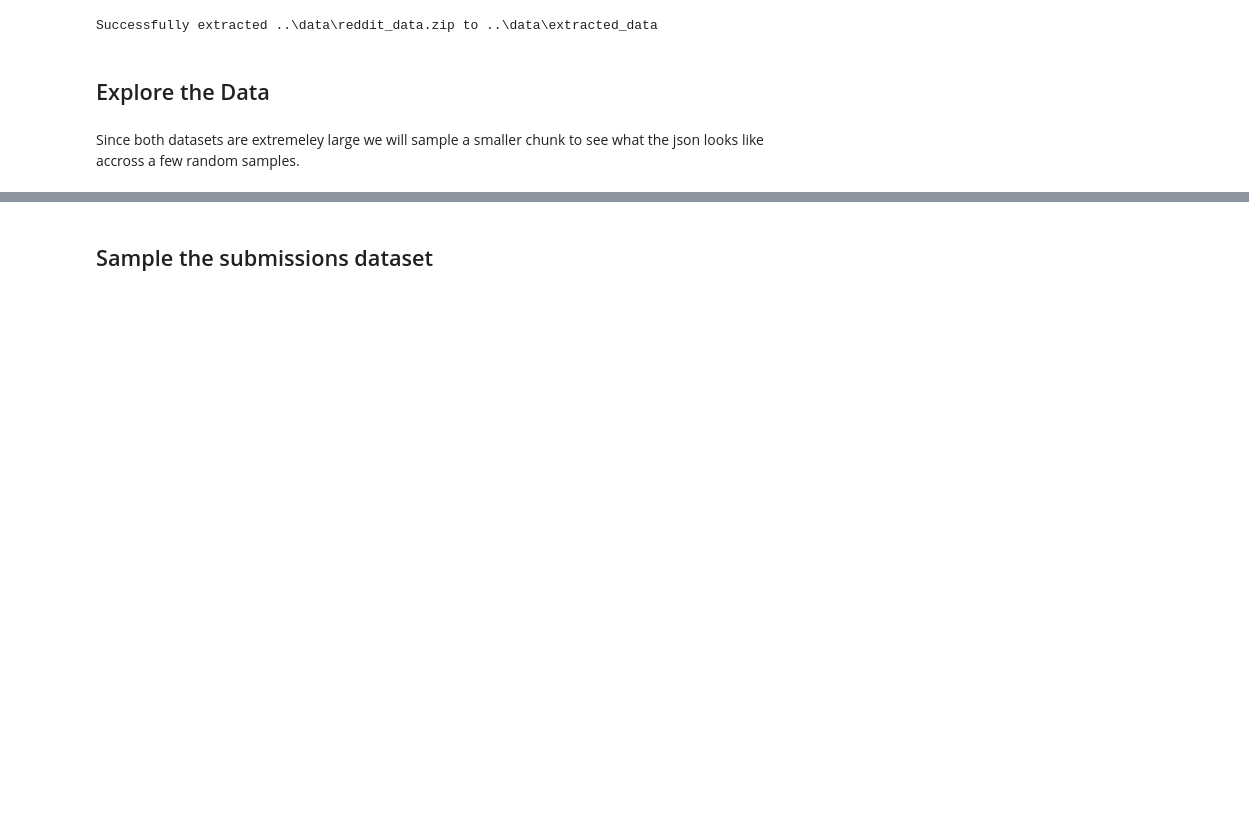
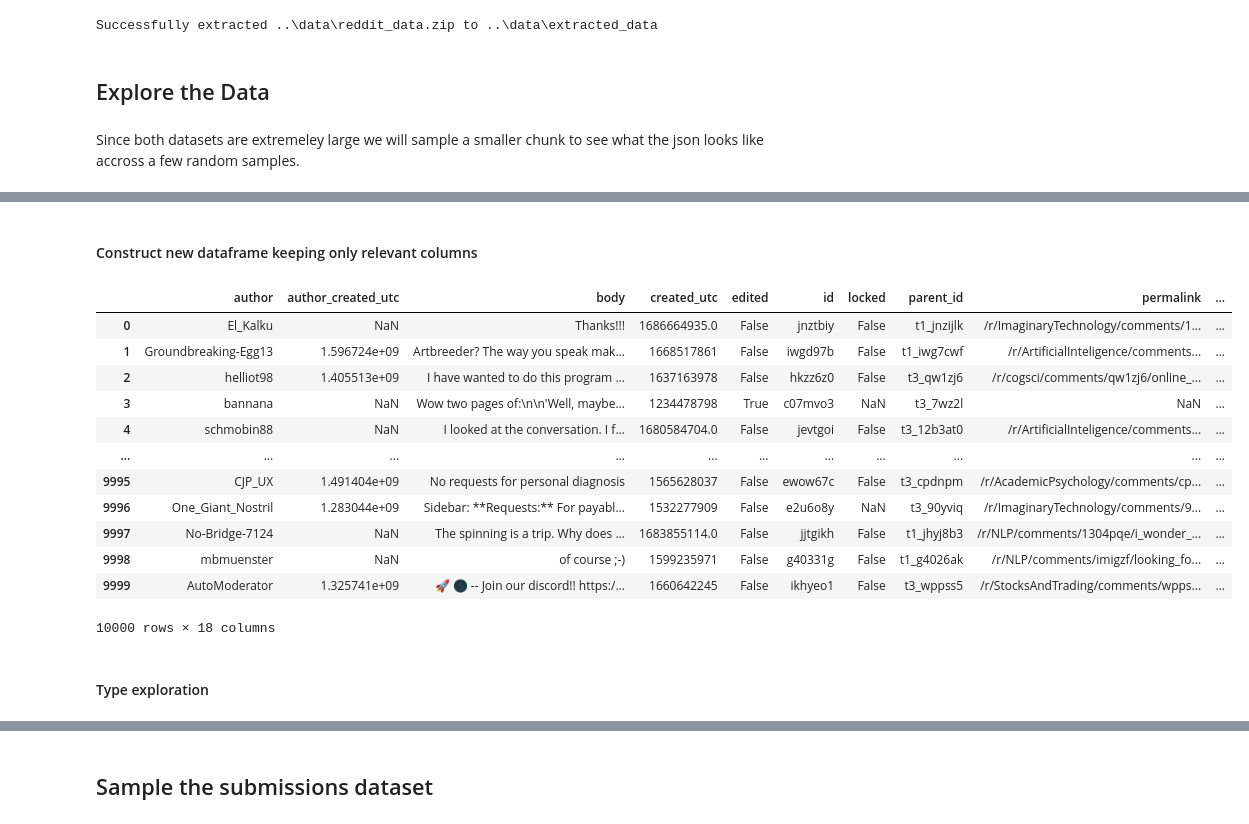
Before and after one commit to faithdennis/reddit-data-pipeline, a Jupyter notebook: code/EDA.ipynb, the cells around one changed output, grey strips where cells are left out. Cells and saved outputs as stored; diff of their text form; code cells hidden in the pictures; blank space fills up the shorter version.

```diff
--- a/code/EDA.ipynb
+++ b/code/EDA.ipynb
@@ -86,0 +112,6 @@ df_comments_sample.head()
+# %%
+missing_value_df = pd.DataFrame({'column_name': df_comments_sample.columns,
+    'percent_missing': 100 * df_comments_sample.isnull().sum() / len(df_comments_sample)
+})
+missing_value_df.reset_index(drop=True, inplace=True)
+missing_value_df
@@ -86,0 +132,8 @@ df_comments_sample.head()
+# %%
+# define threshold value
+threshold = 75
+
+# columns with more than threshold% of missing values
+over_threshold_missing = missing_value_df[missing_value_df['percent_missing'] > threshold].sort_values('percent_missing', ascending=False)
+display(over_threshold_missing)
+print(f'Number of columns with more than {threshold}% missing values:', len(over_threshold_missing))
@@ -86,0 +159,4 @@ df_comments_sample.head()
+# %%
+# only include columns that have fewer than threshold% missing values
+df_comments_sample = df_comments_sample.iloc[:, missing_value_df[missing_value_df['percent_missing'] <= threshold].index]
+df_comments_sample
@@ -86,0 +195,23 @@ df_comments_sample.head()
+# %%
+relevent_comment_columns = [
+    'author',
+    'author_created_utc',
+    'body',
+    'created_utc',
+    'edited',
+    'id',
+    'locked',
+    'parent_id',
+    'permalink',
+    'retrieved_on',
+    'score',
+    'subreddit',
+    'subreddit_id',
+    'subreddit_name_prefixed',
+    'subreddit_type',
+    'archived',
+    'downs',
+    'ups'
+]
+
+print('Number of relevant columns:', len(relevent_comment_columns))
@@ -86,0 +240,21 @@ df_comments_sample.head()
+# %% [markdown]
+#### Construct new dataframe keeping only relevant columns
+# %%
+comments = df_comments_sample[relevent_comment_columns]
+comments
+# %% [output]
+|  | author | author_created_utc | body | created_utc | edited | id | locked | parent_id | permalink | ... |
+| 0 | El_Kalku | NaN | Thanks!!! | 1686664935.0 | False | jnztbiy | False | t1_jnzijlk | /r/ImaginaryTechnology/comments/1... | ... |
+| 1 | Groundbreaking-Egg13 | 1.596724e+09 | Artbreeder? The way you speak mak... | 1668517861 | False | iwgd97b | False | t1_iwg7cwf | /r/ArtificialInteligence/comments... | ... |
+| 2 | helliot98 | 1.405513e+09 | I have wanted to do this program ... | 1637163978 | False | hkzz6z0 | False | t3_qw1zj6 | /r/cogsci/comments/qw1zj6/online_... | ... |
+| 3 | bannana | NaN | Wow two pages of:\n\n'Well, maybe... | 1234478798 | True | c07mvo3 | NaN | t3_7wz2l | NaN | ... |
+| 4 | schmobin88 | NaN | I looked at the conversation. I f... | 1680584704.0 | False | jevtgoi | False | t3_12b3at0 | /r/ArtificialInteligence/comments... | ... |
+| ... | ... | ... | ... | ... | ... | ... | ... | ... | ... | ... |
+| 9995 | CJP_UX | 1.491404e+09 | No requests for personal diagnosis | 1565628037 | False | ewow67c | False | t3_cpdnpm | /r/AcademicPsychology/comments/cp... | ... |
+| 9996 | One_Giant_Nostril | 1.283044e+09 | Sidebar: **Requests:** For payabl... | 1532277909 | False | e2u6o8y | NaN | t3_90yviq | /r/ImaginaryTechnology/comments/9... | ... |
+| 9997 | No-Bridge-7124 | NaN | The spinning is a trip. Why does ... | 1683855114.0 | False | jjtgikh | False | t1_jhyj8b3 | /r/NLP/comments/1304pqe/i_wonder_... | ... |
+| 9998 | mbmuenster | NaN | of course ;-) | 1599235971 | False | g40331g | False | t1_g4026ak | /r/NLP/comments/imigzf/looking_fo... | ... |
+| 9999 | AutoModerator | 1.325741e+09 | 🚀 🌑 -- Join our discord!! https:/... | 1660642245 | False | ikhyeo1 | False | t3_wppss5 | /r/StocksAndTrading/comments/wpps... | ... |
+10000 rows × 18 columns
+# %% [markdown]
+#### Type exploration
```
Also changed, not shown: parts of 23 cells of this notebook, 4 other files.
